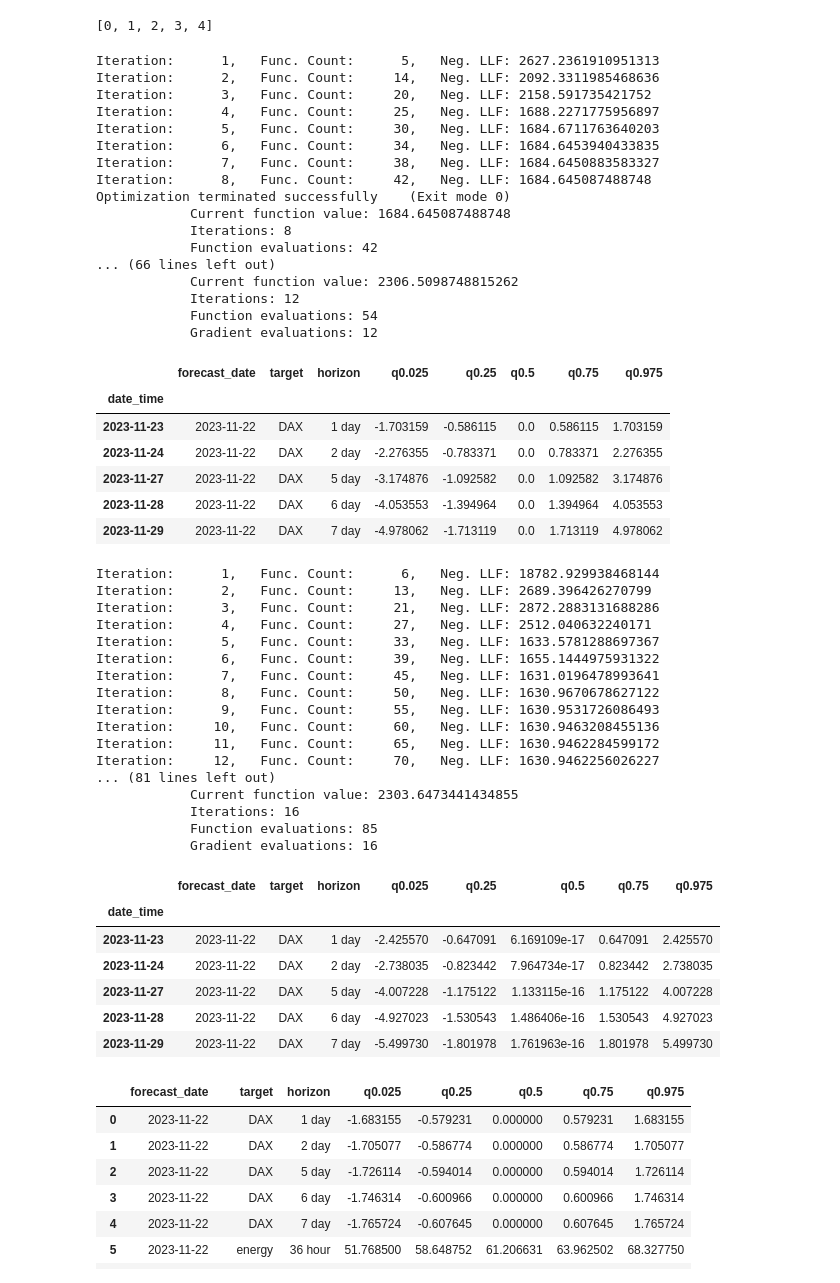
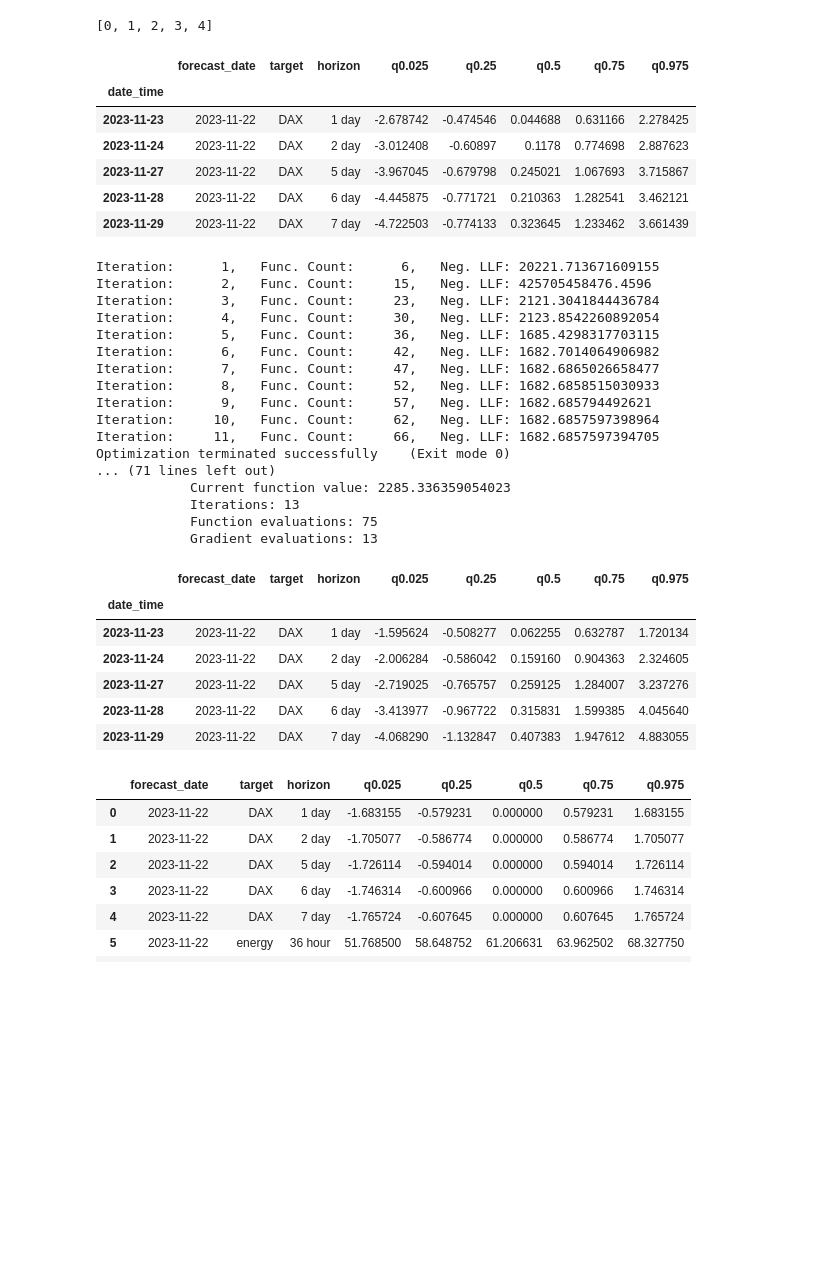
Before and after one commit to mweinreuter/PTSFC, a Jupyter notebook: forecast_merge/merge.ipynb, the cells around one changed output. Cells and saved outputs as stored; diff of their text form; code cells hidden in the pictures; blank space fills up the shorter version.

```diff
--- a/forecast_merge/merge.ipynb
+++ b/forecast_merge/merge.ipynb
@@ -76,63 +76,46 @@ list(range(5))
 # %% [output]
 [0, 1, 2, 3, 4]
 # %%
-from dax.models.garch11_norm import get_garch_11_norm
-df_sub_dax = get_garch_11_norm()
+from dax.models.quantile_regression import get_quantile_regression_forecasts
+df_sub_dax = get_quantile_regression_forecasts()
 df_sub_dax
 # %% [output]
-Iteration:      1,   Func. Count:      5,   Neg. LLF: 2627.2361910951313
-Iteration:      2,   Func. Count:     14,   Neg. LLF: 2092.3311985468636
-Iteration:      3,   Func. Count:     20,   Neg. LLF: 2158.591735421752
-Iteration:      4,   Func. Count:     25,   Neg. LLF: 1688.2271775956897
-Iteration:      5,   Func. Count:     30,   Neg. LLF: 1684.6711763640203
-Iteration:      6,   Func. Count:     34,   Neg. LLF: 1684.6453940433835
-Iteration:      7,   Func. Count:     38,   Neg. LLF: 1684.6450883583327
-Iteration:      8,   Func. Count:     42,   Neg. LLF: 1684.645087488748
-Optimization terminated successfully    (Exit mode 0)
-            Current function value: 1684.645087488748
-            Iterations: 8
-            Function evaluations: 42
-... (66 lines left out)
-            Current function value: 2306.5098748815262
-            Iterations: 12
-            Function evaluations: 54
-            Gradient evaluations: 12
 |  | forecast_date | target | horizon | q0.025 | q0.25 | q0.5 | q0.75 | q0.975 |
 | date_time |  |  |  |  |  |  |  |  |
-| 2023-11-23 | 2023-11-22 | DAX | 1 day | -1.703159 | -0.586115 | 0.0 | 0.586115 | 1.703159 |
-| 2023-11-24 | 2023-11-22 | DAX | 2 day | -2.276355 | -0.783371 | 0.0 | 0.783371 | 2.276355 |
-| 2023-11-27 | 2023-11-22 | DAX | 5 day | -3.174876 | -1.092582 | 0.0 | 1.092582 | 3.174876 |
-| 2023-11-28 | 2023-11-22 | DAX | 6 day | -4.053553 | -1.394964 | 0.0 | 1.394964 | 4.053553 |
-| 2023-11-29 | 2023-11-22 | DAX | 7 day | -4.978062 | -1.713119 | 0.0 | 1.713119 | 4.978062 |
+| 2023-11-23 | 2023-11-22 | DAX | 1 day | -2.678742 | -0.474546 | 0.044688 | 0.631166 | 2.278425 |
+| 2023-11-24 | 2023-11-22 | DAX | 2 day | -3.012408 | -0.60897 | 0.1178 | 0.774698 | 2.887623 |
+| 2023-11-27 | 2023-11-22 | DAX | 5 day | -3.967045 | -0.679798 | 0.245021 | 1.067693 | 3.715867 |
+| 2023-11-28 | 2023-11-22 | DAX | 6 day | -4.445875 | -0.771721 | 0.210363 | 1.282541 | 3.462121 |
+| 2023-11-29 | 2023-11-22 | DAX | 7 day | -4.722503 | -0.774133 | 0.323645 | 1.233462 | 3.661439 |
 # %%
-from dax.models.garch11_t import get_garch_11_t
-df_sub_dax = get_garch_11_t()
+from dax.models.time_series_models.ar_garch import get_garch_11_ar
+df_sub_dax = get_garch_11_ar()
 df_sub_dax
 # %% [output]
-Iteration:      1,   Func. Count:      6,   Neg. LLF: 18782.929938468144
-Iteration:      2,   Func. Count:     13,   Neg. LLF: 2689.396426270799
-Iteration:      3,   Func. Count:     21,   Neg. LLF: 2872.2883131688286
-Iteration:      4,   Func. Count:     27,   Neg. LLF: 2512.040632240171
-Iteration:      5,   Func. Count:     33,   Neg. LLF: 1633.5781288697367
-Iteration:      6,   Func. Count:     39,   Neg. LLF: 1655.1444975931322
-Iteration:      7,   Func. Count:     45,   Neg. LLF: 1631.0196478993641
-Iteration:      8,   Func. Count:     50,   Neg. LLF: 1630.9670678627122
-Iteration:      9,   Func. Count:     55,   Neg. LLF: 1630.9531726086493
-Iteration:     10,   Func. Count:     60,   Neg. LLF: 1630.9463208455136
-Iteration:     11,   Func. Count:     65,   Neg. LLF: 1630.9462284599172
-Iteration:     12,   Func. Count:     70,   Neg. LLF: 1630.9462256026227
-... (81 lines left out)
-            Current function value: 2303.6473441434855
-            Iterations: 16
-            Function evaluations: 85
-            Gradient evaluations: 16
+Iteration:      1,   Func. Count:      6,   Neg. LLF: 20221.713671609155
+Iteration:      2,   Func. Count:     15,   Neg. LLF: 425705458476.4596
+Iteration:      3,   Func. Count:     23,   Neg. LLF: 2121.3041844436784
+Iteration:      4,   Func. Count:     30,   Neg. LLF: 2123.8542260892054
+Iteration:      5,   Func. Count:     36,   Neg. LLF: 1685.4298317703115
+Iteration:      6,   Func. Count:     42,   Neg. LLF: 1682.7014064906982
+Iteration:      7,   Func. Count:     47,   Neg. LLF: 1682.6865026658477
+Iteration:      8,   Func. Count:     52,   Neg. LLF: 1682.6858515030933
+Iteration:      9,   Func. Count:     57,   Neg. LLF: 1682.685794492621
+Iteration:     10,   Func. Count:     62,   Neg. LLF: 1682.6857597398964
+Iteration:     11,   Func. Count:     66,   Neg. LLF: 1682.6857597394705
+Optimization terminated successfully    (Exit mode 0)
+... (71 lines left out)
+            Current function value: 2285.336359054023
+            Iterations: 13
+            Function evaluations: 75
+            Gradient evaluations: 13
 |  | forecast_date | target | horizon | q0.025 | q0.25 | q0.5 | q0.75 | q0.975 |
 | date_time |  |  |  |  |  |  |  |  |
-| 2023-11-23 | 2023-11-22 | DAX | 1 day | -2.425570 | -0.647091 | 6.169109e-17 | 0.647091 | 2.425570 |
-| 2023-11-24 | 2023-11-22 | DAX | 2 day | -2.738035 | -0.823442 | 7.964734e-17 | 0.823442 | 2.738035 |
-| 2023-11-27 | 2023-11-22 | DAX | 5 day | -4.007228 | -1.175122 | 1.133115e-16 | 1.175122 | 4.007228 |
-| 2023-11-28 | 2023-11-22 | DAX | 6 day | -4.927023 | -1.530543 | 1.486406e-16 | 1.530543 | 4.927023 |
-| 2023-11-29 | 2023-11-22 | DAX | 7 day | -5.499730 | -1.801978 | 1.761963e-16 | 1.801978 | 5.499730 |
+| 2023-11-23 | 2023-11-22 | DAX | 1 day | -1.595624 | -0.508277 | 0.062255 | 0.632787 | 1.720134 |
+| 2023-11-24 | 2023-11-22 | DAX | 2 day | -2.006284 | -0.586042 | 0.159160 | 0.904363 | 2.324605 |
+| 2023-11-27 | 2023-11-22 | DAX | 5 day | -2.719025 | -0.765757 | 0.259125 | 1.284007 | 3.237276 |
+| 2023-11-28 | 2023-11-22 | DAX | 6 day | -3.413977 | -0.967722 | 0.315831 | 1.599385 | 4.045640 |
+| 2023-11-29 | 2023-11-22 | DAX | 7 day | -4.068290 | -1.132847 | 0.407383 | 1.947612 | 4.883055 |
 # %%
 from datetime import datetime
 import pandas as pd
```
Also changed, not shown: parts of 1 cell of this notebook, 14 other files.
